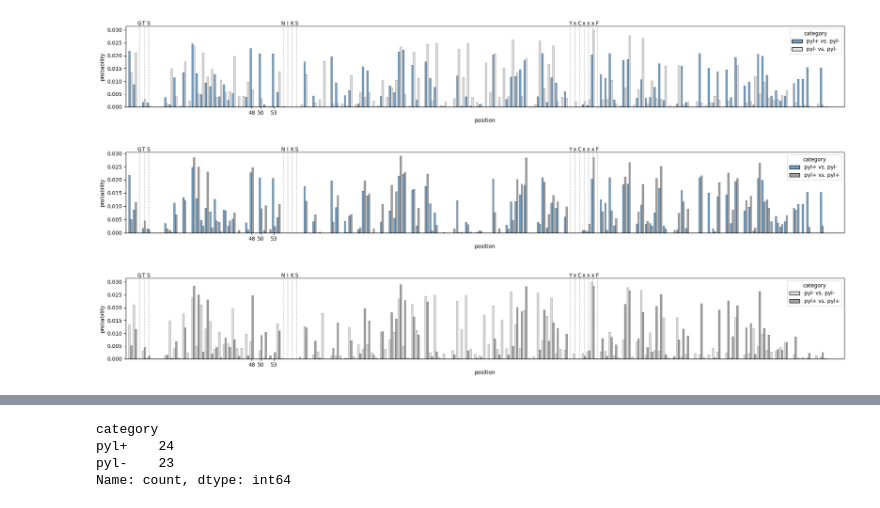
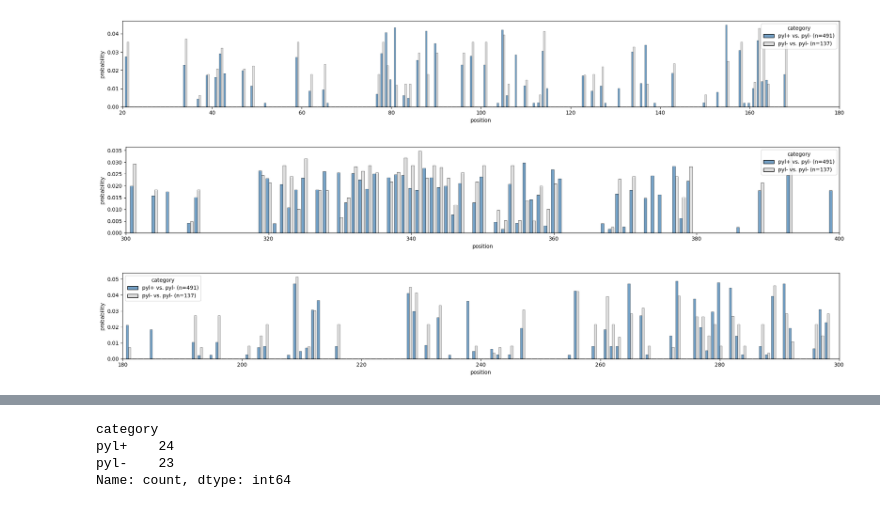
Before and after one commit to pipparichter/pyrrolysine, a Jupyter notebook: notebooks/sandbox-2.ipynb, the cells around one changed output, grey strips where cells are left out. Saved outputs shown, nothing was run; the diff lists cells and outputs as text; code cells hidden in the pictures.

```diff
--- a/notebooks/sandbox-2.ipynb
+++ b/notebooks/sandbox-2.ipynb
@@ -184,11 +85,2 @@ Num. pyl- vs. pyl- pairs in sample: 1384
 # %%
-index, alignment = load_msa('../data/arf1_cleaned.afa', ids=protein_ids, conservation_threshold=0.8)
-alignment_df = pd.DataFrame(alignment, index=index)
-# alignment_df = alignment_df.replace(dayhoff)
-
-figure_df = list()
-for row in sampled_distance_df.itertuples():
-    mismatch_positions = np.where(alignment_df.loc[row.protein_id_1].values != alignment_df.loc[row.protein_id_2].values)[0]
-    for position in mismatch_positions:
-        figure_df.append({'category':row.category, 'position':position})
-figure_df = pd.DataFrame(figure_df)
+distance_df
@@ -215,46 +106,57 @@ Name: count, Length: 2398, dtype: int64
 # Initially observed that the mutation hotspots for Pyl+ vs. Pyl- are very similar to those
 # for Pyl+ vs. Pyl+, suggesting that there may be noise related to the fact that where random mutations occur will have a phylogenetic signal, which
 # might make something look significant which is not significant (i.e. comparing one sequence in an extremely redundant clade to lots of other sequences in that clade
 # may result in increased signal for unimportant residues which randomly mutated in one of the sub-clades). I think that, because of the nature of the
 # distribution of Pyl+, it makes sense to only allow one comparison per genome, though this really limits the number of Pyl+ vs. Pyl- comparisons.
 
 # How to fix this problem? I want to use the Pyl- vs. Pyl- background signal from other organisms. In theory, mutations with residues amongst Pyl- organisms
 # should not alter stop codon specificity, regardless of how far the evolutionary distance. There should be peaks around residues which have little bearing on
 # the enzyme function. Because of the chance of developing compensatory mutations at far evolutionary distances, it makes sense to limit the
 # maximum phylogenetic distance, i.e. look at the same order
 
-def figure(min_position:int=30, max_position:int=55, categories=['pyl- vs. pyl-', 'pyl+ vs. pyl+'], annotate_residues:bool=False, stat:str='probability'):
+def figure(alignment_df, distance_df, min_position:int=30, max_position:int=55, categories=['pyl+ vs. pyl-', 'pyl- vs. pyl-'], stat:str='probability', use_dayhoff:bool=True):
+
+    distance_df = distance_df[(distance_df.distance < 1.5) & (distance_df.distance > 0.5)].copy()
+    alignment_df = alignment_df.copy().replace(dayhoff) if use_dayhoff else alignment_df
+
+    category_map = {category:f'{category} (n={(distance_df.category == category).sum()})' for category in categories}
+    distance_df['category'] = distance_df.category.map(category_map)
+    palette = {'pyl- vs. pyl-':'lightgray', 'pyl+ vs. pyl+':'lightgray', 'pyl+ vs. pyl-':'steelblue'}
+    palette = {category_map.get(category, 'none'):color for category, color in palette.items()}
+
+    figure_df = list()
+    for row in distance_df.itertuples():
+        mismatch_positions = np.where(alignment_df.loc[row.protein_id_1].values != alignment_df.loc[row.protein_id_2].values)[0]
+        for position in mismatch_positions:
+            figure_df.append({'category':row.category, 'position':position})
+    figure_df = pd.DataFrame(figure_df)
     fig, ax = plt.subplots(figsize=(20, 3))
 
     mask = (figure_df.position < max_position) & (figure_df.position > min_position)
-    mask = mask & figure_df.category.isin(categories)
-    palette = {'pyl- vs. pyl-':'lightgray', 'pyl+ vs. pyl+':'gray', 'pyl+ vs. pyl-':'steelblue'}
+
     sns.histplot(figure_df[mask], x='position', discrete=True, hue='category', stat=stat, common_norm=False, palette=palette, multiple='dodge', shrink=0.8)
     ax.set_ylabel(stat)
     ax.set_xlim(xmin=min_position, xmax=max_position)
 
-    if annotate_residues:
-        _annotate_residues(domain_boundaries, ax=ax)
-
-    ax.set_xticks([48, 50, 53])
 
     fig.tight_layout()
     plt.show()
 
 c_domain = {'min_position':300, 'max_position':400}
 n_domain = {'min_position':20, 'max_position':180}
 m_domain = {'min_position':180, 'max_position':300}
 
-figure(annotate_residues=True, categories=['pyl- vs. pyl-', 'pyl+ vs. pyl-'], **n_domain)
-figure(annotate_residues=True, categories=['pyl+ vs. pyl+', 'pyl+ vs. pyl-'], **n_domain)
-figure(annotate_residues=True, categories=['pyl+ vs. pyl+', 'pyl- vs. pyl-'], **n_domain)
+figure(alignment_df, distance_df, **n_domain)
+figure(alignment_df, distance_df, **c_domain)
+figure(alignment_df, distance_df, **m_domain)
+
 # figure(exclude_pyl_plus=True, **m_domain)
 # figure(exclude_pyl_plus=True, **c_domain)
 # figure(min_position=90, max_position=130, exclude_pyl_plus=True)
 # %% [output]
-[figure, old version]
+[figure, new version]
-[figure, old version]
+[figure, new version]
-[figure, old version]
+[figure, new version]
 # %%
 # Is it possible to extend the divergence metric to pairwise comparisons somehow?
 # A bit tricky because you would need to compare homogenous clades, and would be limited to Methanosarcinales and
```
Also changed, not shown: parts of 12 cells of this notebook, 17 other files.
